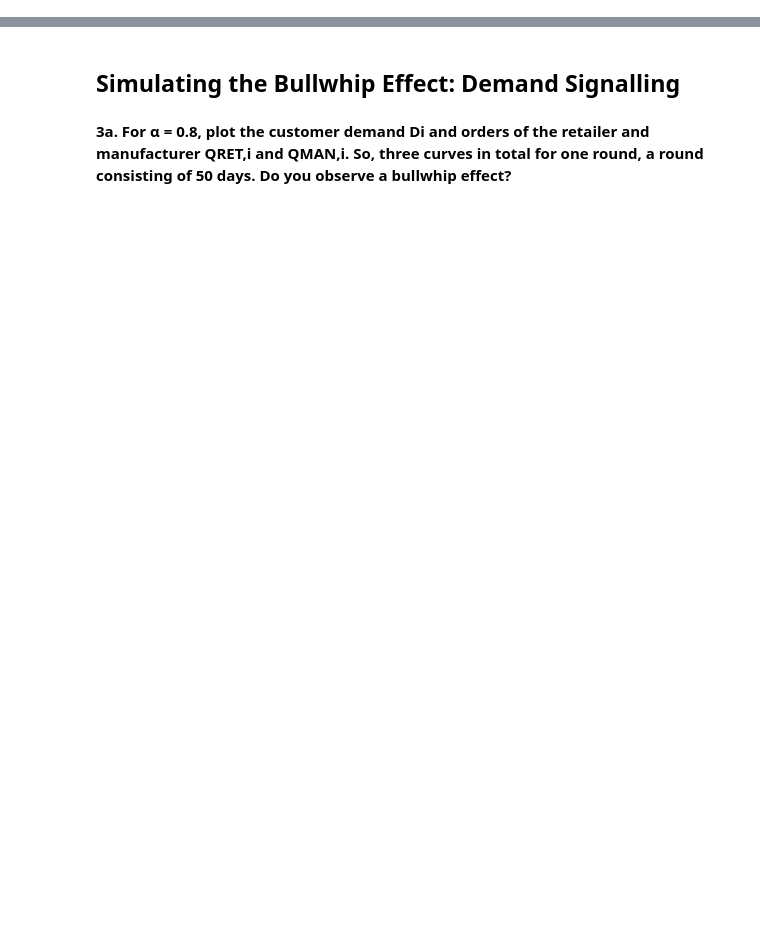
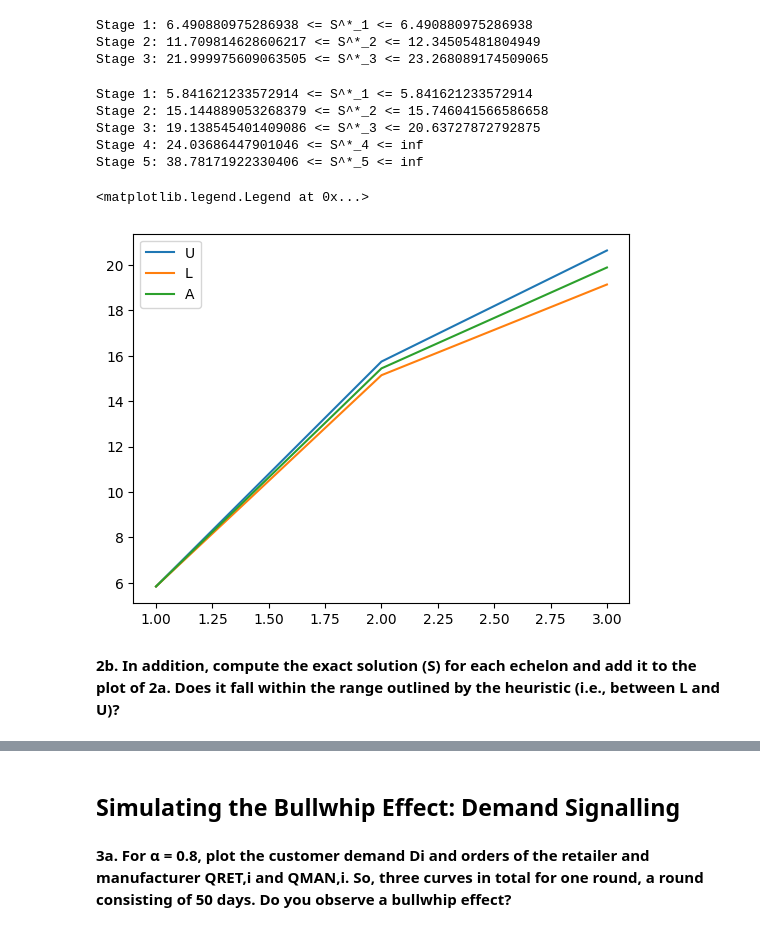
Before and after one commit to AlbinLind/Supply-Chain, a Jupyter notebook: week_4/homework4.ipynb, the cells around one changed output, grey strips where cells are left out. Saved outputs shown, nothing was run; the diff lists cells and outputs as text; code cells hidden in the pictures; blank space fills up the shorter version.

```diff
--- a/week_4/homework4.ipynb
+++ b/week_4/homework4.ipynb
@@ -0,0 +42,47 @@
+# %%
+stages = [1, 2, 3]
+local_holding_costs = [3, 2, 2]
+lead_times = [1, 1, 2]
+penalty = 37.12
+mu = 5
+sigma = 1
+heuristic_results = get_heuristic(stages, local_holding_costs, lead_times, penalty, mu, sigma)
+for stage in stages:
+    print(
+        f"Stage {stage}: {heuristic_results[stage]['lower']} <= S^*_{stage} <= {heuristic_results[stage]['upper']}"
+    )
+# %% [output]
+Stage 1: 6.490880975286938 <= S^*_1 <= 6.490880975286938
+Stage 2: 11.709814628606217 <= S^*_2 <= 12.34505481804949
+Stage 3: 21.999975609063505 <= S^*_3 <= 23.268089174509065
+# %%
+stages = [1, 2, 3, 4, 5]
+local_holding_costs = [3, 4, 3, 0, 0]
+lead_times = [1, 2, 1, 1, 1]
+penalty = 5
+mu = 5
+sigma = 1
+heuristic_results = get_heuristic(stages, local_holding_costs, lead_times, penalty, mu, sigma)
+for stage in stages:
+    print(
+        f"Stage {stage}: {heuristic_results[stage]['lower']} <= S^*_{stage} <= {heuristic_results[stage]['upper']}"
+    )
+# %% [output]
+Stage 1: 5.841621233572914 <= S^*_1 <= 5.841621233572914
+Stage 2: 15.144889053268379 <= S^*_2 <= 15.746041566586658
+Stage 3: 19.138545401409086 <= S^*_3 <= 20.63727872792875
+Stage 4: 24.03686447901046 <= S^*_4 <= inf
+Stage 5: 38.78171922330406 <= S^*_5 <= inf
+# %%
+upper_bounds = [heuristic_results[stage]["upper"] for stage in stages[:3]]
+lower_bounds = [heuristic_results[stage]["lower"] for stage in stages[:3]]
+approx = [heuristic_results[stage]["approx"] for stage in stages[:3]]
+plt.plot(stages[:3], upper_bounds, label="U")
+plt.plot(stages[:3], lower_bounds, label="L")
+plt.plot(stages[:3], approx, label="A")
+plt.legend()
+# %% [output]
+<matplotlib.legend.Legend at 0x...>
+[figure, added]
+# %% [markdown]
+**2b. In addition, compute the exact solution (S) for each echelon and add it to the plot of 2a. Does it fall within the range outlined by the heuristic (i.e., between L and U)?**
```
Also changed, not shown: parts of 15 cells of this notebook, 2 other files.
